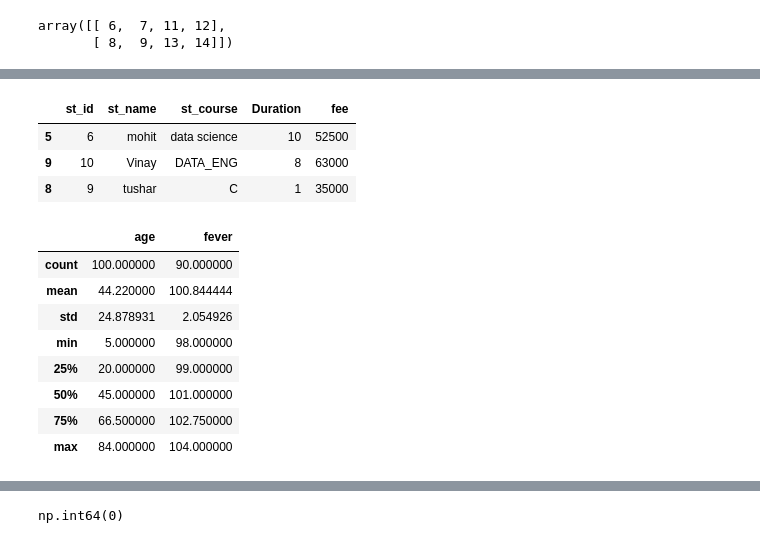
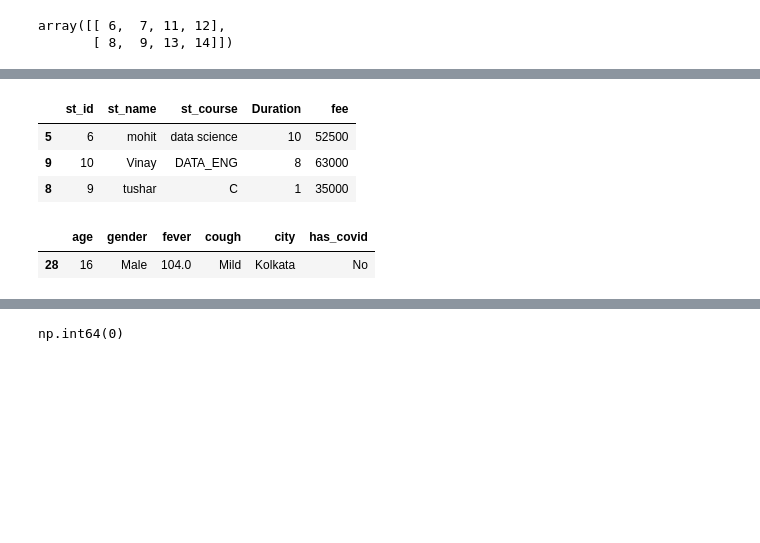
Before and after one commit to saransh437/Python_practice, a Jupyter notebook: Advance_python.ipynb, the cells around one changed output, grey strips where cells are left out. Cells and saved outputs as stored; diff of their text form; code cells hidden in the pictures; blank space fills up the shorter version.

```diff
--- a/Advance_python.ipynb
+++ b/Advance_python.ipynb
@@ -350,9 +315,0 @@ df
-# %%
-df.head()
-df.tail()
-df.sample(3)
-# %% [output]
-|  | st_id | st_name | st_course | Duration | fee |
-| 5 | 6 | mohit | data science | 10 | 52500 |
-| 9 | 10 | Vinay | DATA_ENG | 8 | 63000 |
-| 8 | 9 | tushar | C | 1 | 35000 |
@@ -361,3 +316,15 @@ df.to_csv('STUDENT_DATA.csv')
+# %%
+df.head()   # By default it will return first 5 rows
+df.tail()   # by default it will return last 5 rows
+df.sample(3) # By default it will return one row randomly
+# %% [output]
+|  | st_id | st_name | st_course | Duration | fee |
+| 5 | 6 | mohit | data science | 10 | 52500 |
+| 9 | 10 | Vinay | DATA_ENG | 8 | 63000 |
+| 8 | 9 | tushar | C | 1 | 35000 |
 # %%
-df = pd.read_csv('/content/makemytrip.csv')
-df.head()
+df = pd.read_csv('/content/covid_toy - covid_toy.csv')
+df.sample()
+# %% [output]
+|  | age | gender | fever | cough | city | has_covid |
+| 28 | 16 | Male | 104.0 | Mild | Kolkata | No |
@@ -369,12 +330,0 @@ df.sample()
-# %%
-df.describe()
-# %% [output]
-|  | age | fever |
-| count | 100.000000 | 90.000000 |
-| mean | 44.220000 | 100.844444 |
-| std | 24.878931 | 2.054926 |
-| min | 5.000000 | 98.000000 |
-| 25% | 20.000000 | 99.000000 |
-| 50% | 45.000000 | 101.000000 |
-| 75% | 66.500000 | 102.750000 |
-| max | 84.000000 | 104.000000 |
```
Also changed, not shown: parts of 48 cells of this notebook.
